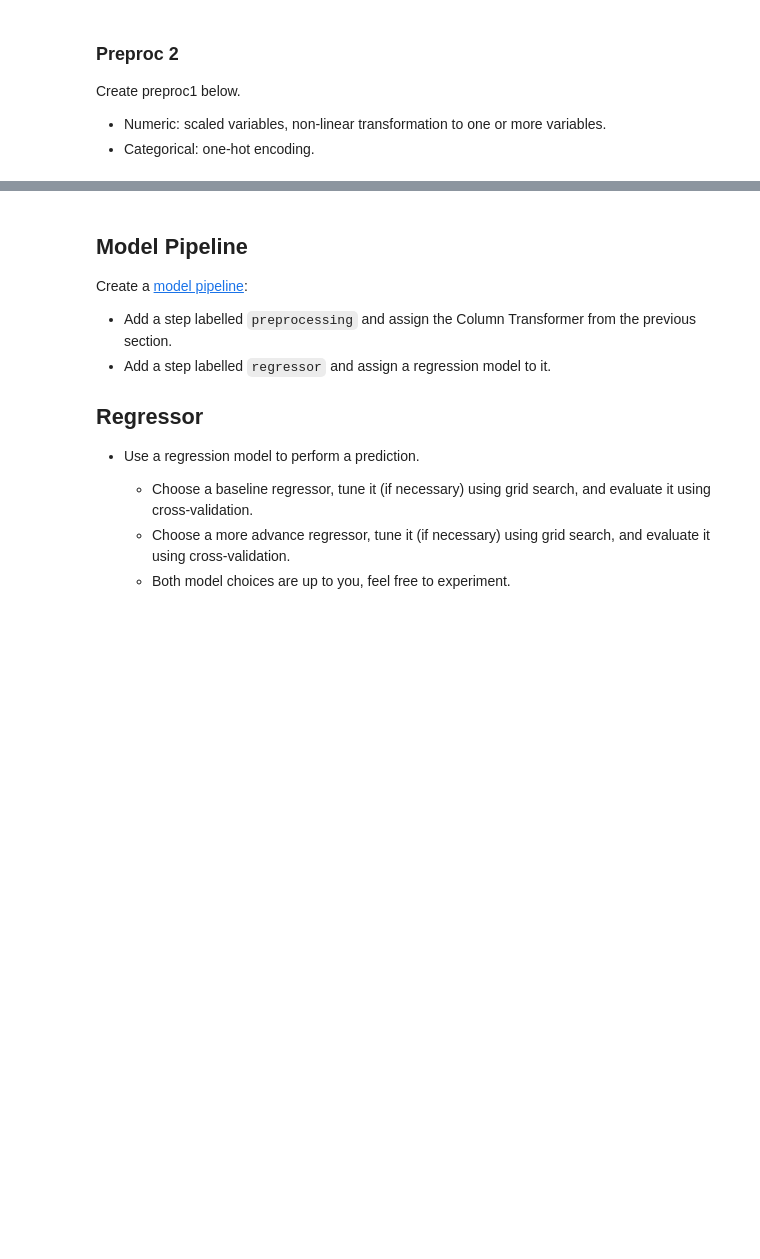
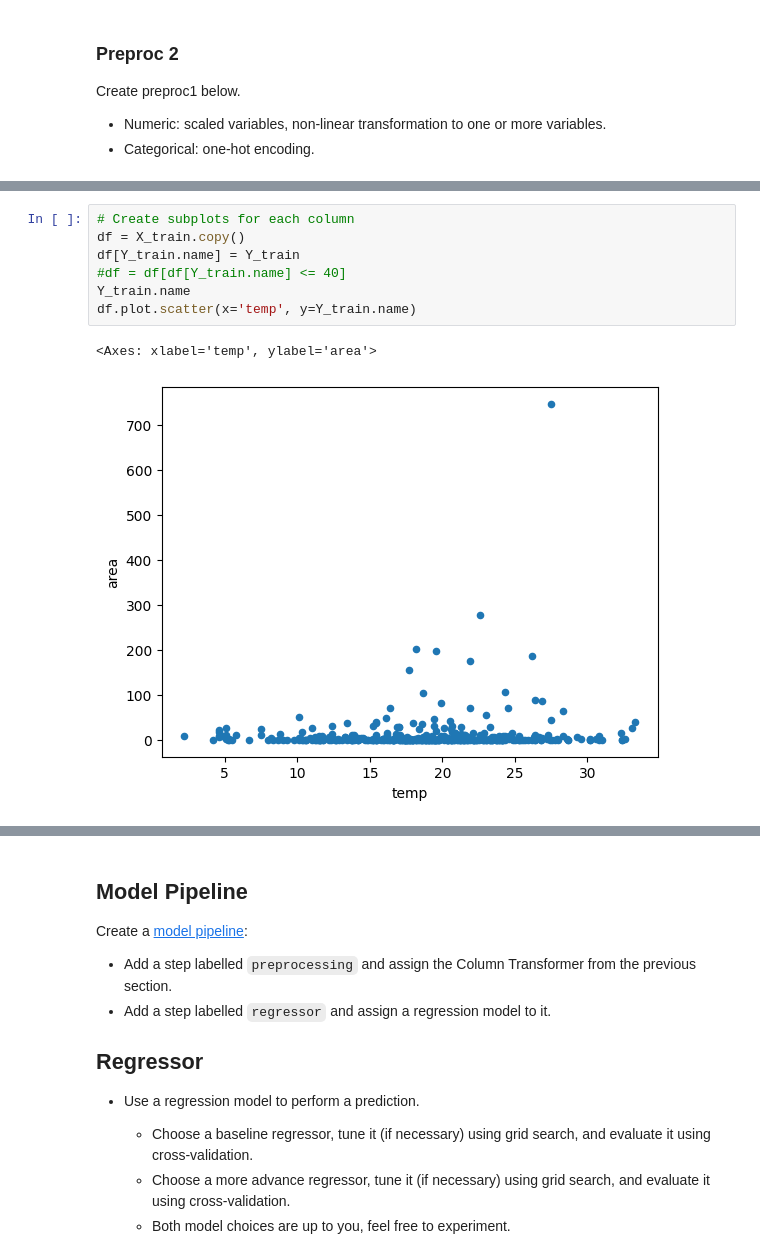
Before and after one commit to jseis/production, a Jupyter notebook: 02_activities/assignments/assignment_2.ipynb, the cells around one changed output, grey strips where cells are left out. Saved outputs shown, nothing was run; the diff lists cells and outputs as text; blank space fills up the shorter version.

```diff
--- a/02_activities/assignments/assignment_2.ipynb
+++ b/02_activities/assignments/assignment_2.ipynb
@@ -144,0 +174,10 @@ Create preproc1 below.
+# %%
+# Create subplots for each column
+df = X_train.copy()
+df[Y_train.name] = Y_train
+#df = df[df[Y_train.name] <= 40]
+Y_train.name
+df.plot.scatter(x='temp', y=Y_train.name)
+# %% [output]
+<Axes: xlabel='temp', ylabel='area'>
+[figure, added]
```
Also changed, not shown: parts of 9 cells of this notebook.
